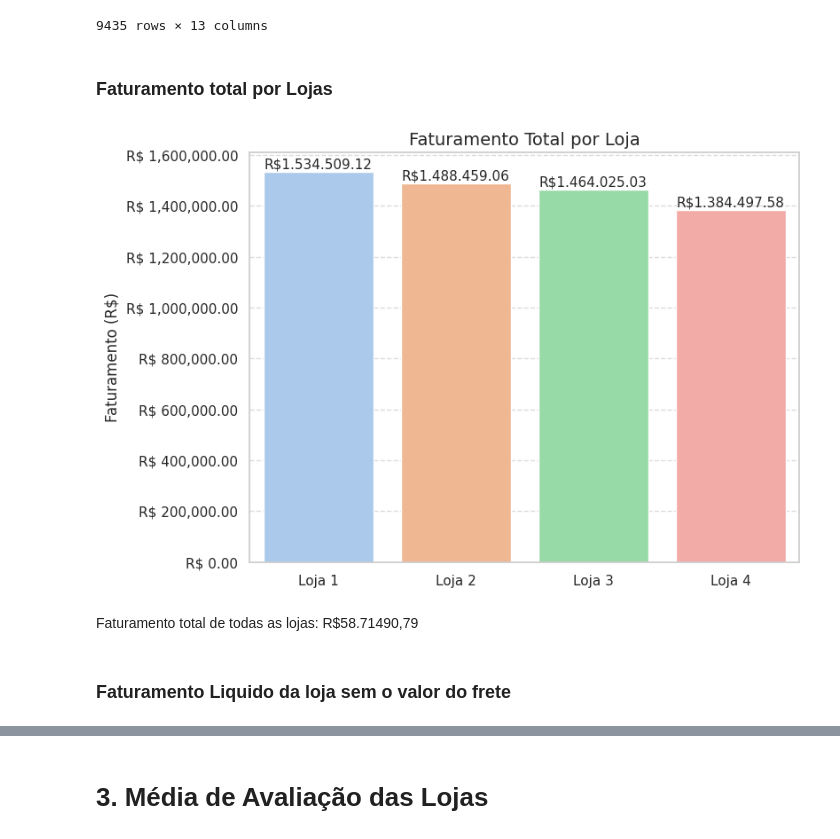
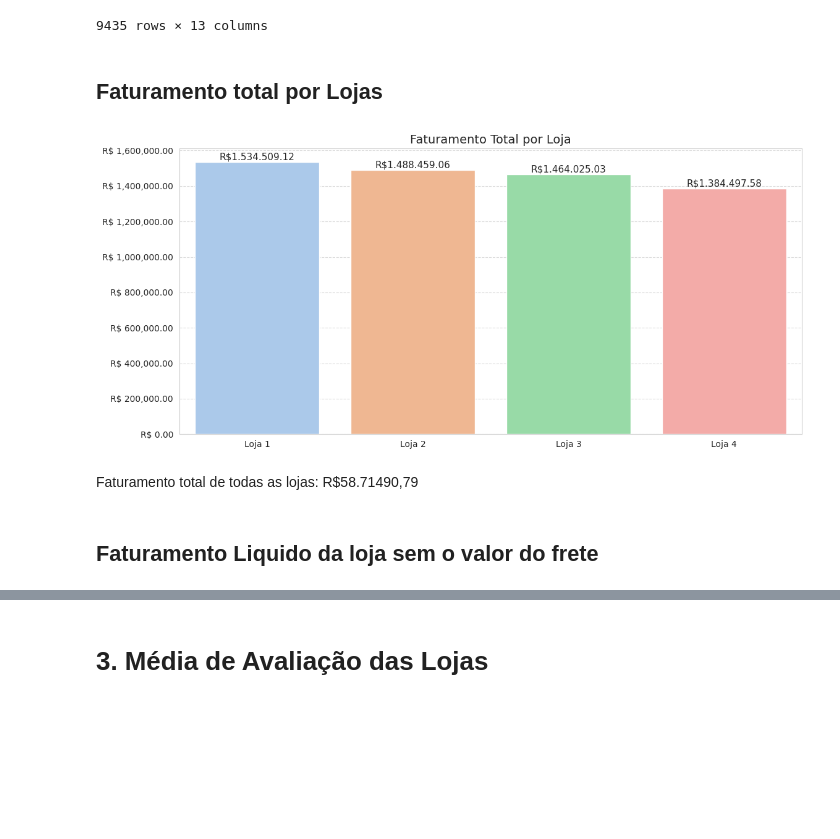
Before and after one commit to inaianebarros/alura-store, a Jupyter notebook: AluraStoreBr.ipynb, the cells around one changed output, grey strips where cells are left out. Drawn from its saved outputs; the diff is of its cells as text; code cells hidden in the pictures; blank space fills up the shorter version.

Commit message:
Add new graphics

```diff
--- a/AluraStoreBr.ipynb
+++ b/AluraStoreBr.ipynb
@@ -53,7 +53,7 @@ df_total
 | 9434 | Corda de pular | esporte e lazer | 14.89 | 1.732696 | 17/11/2021 | Felipe Santos | SP | ... |
 9435 rows × 13 columns
 # %% [markdown]
-### Faturamento total por Lojas
+## Faturamento total por Lojas
 # %%
 faturamento_total = (
     df_total.groupby('Loja')[['Preço', 'Frete']].sum().reset_index()
@@ -61,35 +61,36 @@ faturamento_total = (
 # %%
 import matplotlib.ticker as ticker
 sns.set_style("whitegrid")
 
+
 # Criando o gráfico de barras
 
-plt.figure(figsize=(8,6))
+plt.figure(figsize=(13,6))
 ax = sns.barplot(x='Loja', y='Preço', data=faturamento_total,  palette='pastel', hue=faturamento_total.index ,legend=False)
 ax.set_xlabel('') # Remove label do eixo x
 
 # Formata os números no eixo Y para o padrão brasileiro
 ax = plt.gca()  # Obtém os eixos atuais
 ax.yaxis.set_major_formatter(ticker.StrMethodFormatter("R$ {x:,.2f}"))
 
 for i, valor in enumerate(faturamento_total['Preço']):
     ax.text(i, valor + 2000, f'R${valor:,.2f}'.replace(',', '.'),
             ha='center', va='bottom', fontsize=11)
 
 # Títulos e labels
 plt.title('Faturamento Total por Loja', fontsize=14)
-plt.ylabel('Faturamento (R$)', fontsize=12)
+plt.ylabel('', fontsize=12)
 
 # Adiciona uma grade ao gráfico
 plt.grid(axis='y', linestyle='--', alpha=0.7)
 
 plt.show()
 # %% [output]
-[figure, old version]
+[figure, new version]
 # %% [markdown]
  Faturamento total de todas as lojas: R$58.71490,79
 # %% [markdown]
-### Faturamento Liquido da loja sem o valor do frete
+## Faturamento Liquido da loja sem o valor do frete
 # %%
 faturamento_total['Preço Líquido'] = (
     faturamento_total['Preço'] - faturamento_total['Frete']
```
Also changed, not shown: parts of 25 cells of this notebook.
